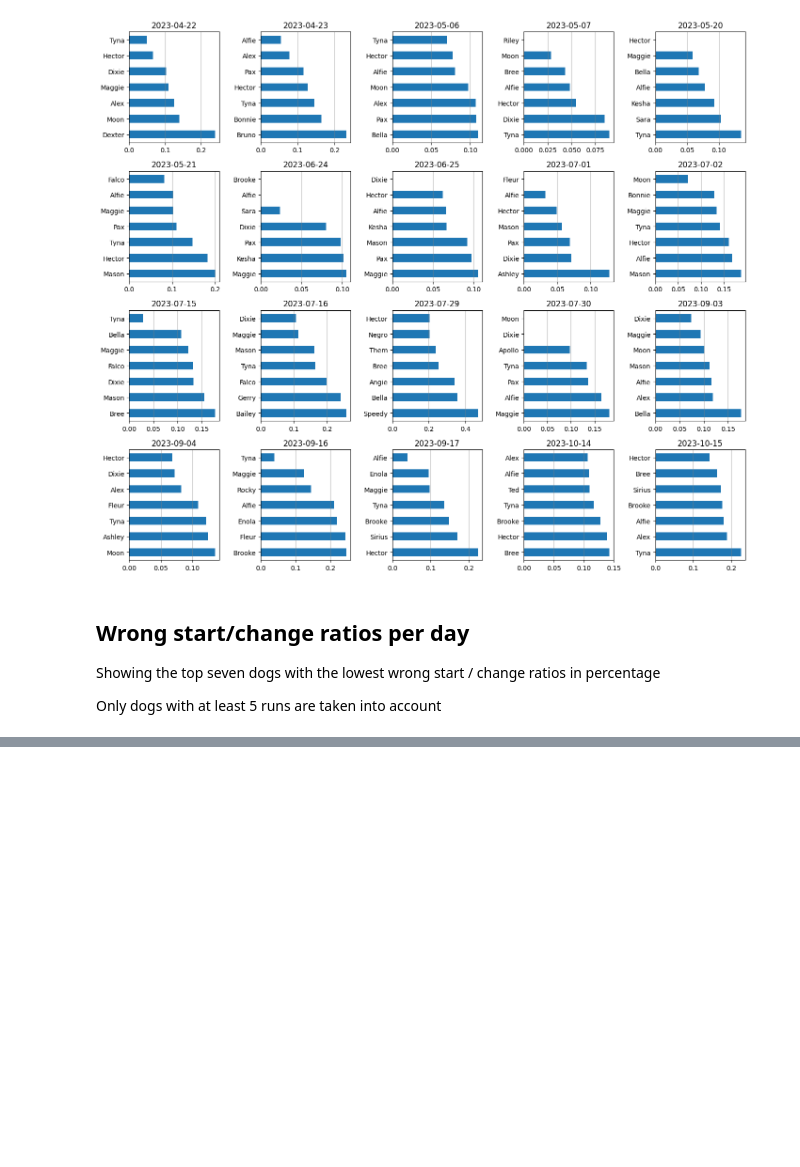
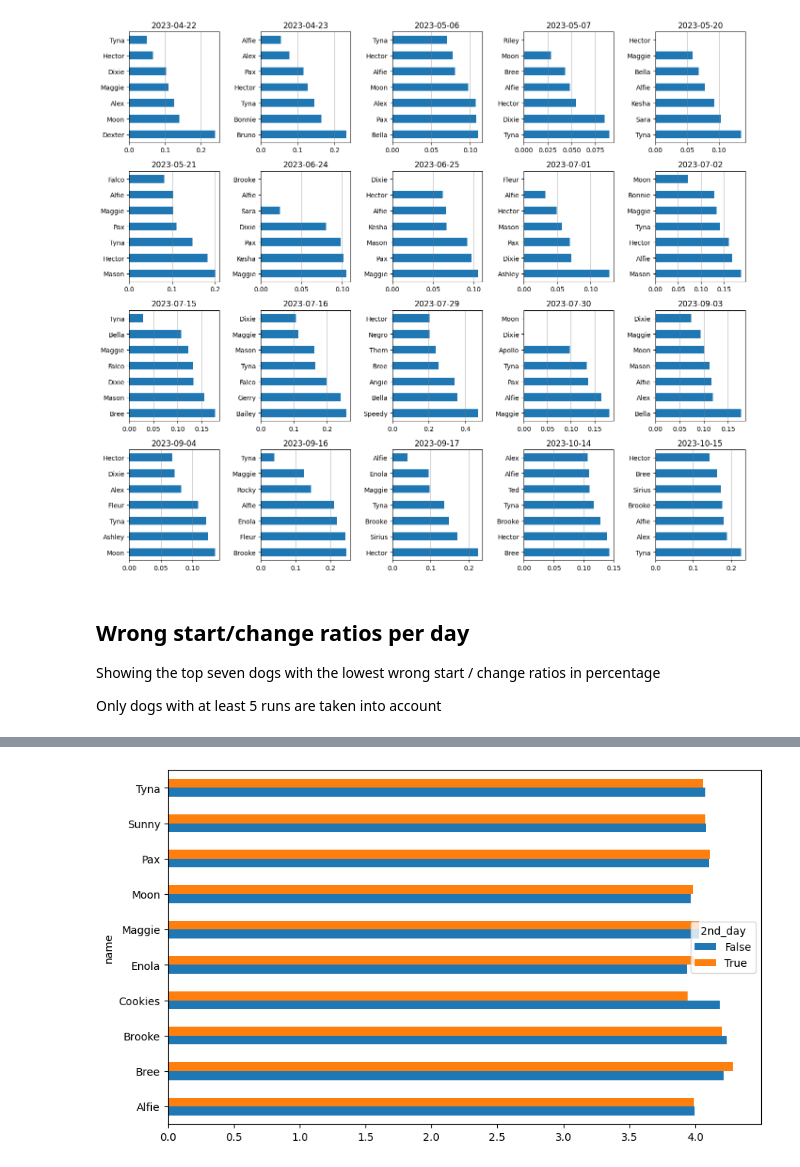
Before and after one commit to dzsobacsi/flyball-project, a Jupyter notebook: 3c-performance-per-day.ipynb, the cells around one changed output, grey strips where cells are left out. Saved outputs shown, nothing was run; the diff lists cells and outputs as text; code cells hidden in the pictures; blank space fills up the shorter version.

```diff
--- a/3c-performance-per-day.ipynb
+++ b/3c-performance-per-day.ipynb
@@ -257,0 +252,4 @@ plt.show()
+# %%
+df_runs_all[df_runs_all.name.isin(top_2_any_day)].groupby(['name', '2nd_day']).time.mean().unstack().plot(kind='barh', figsize=(10, 6));
+# %% [output]
+[figure, added]
```
Also changed, not shown: parts of 19 cells of this notebook.
